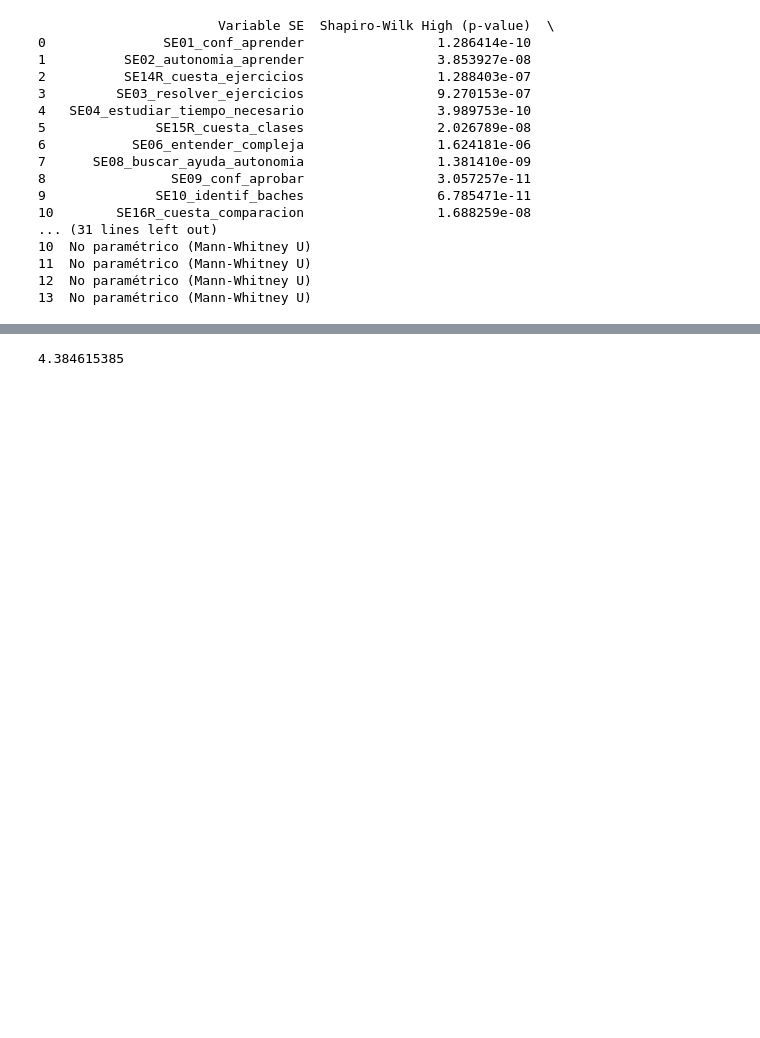
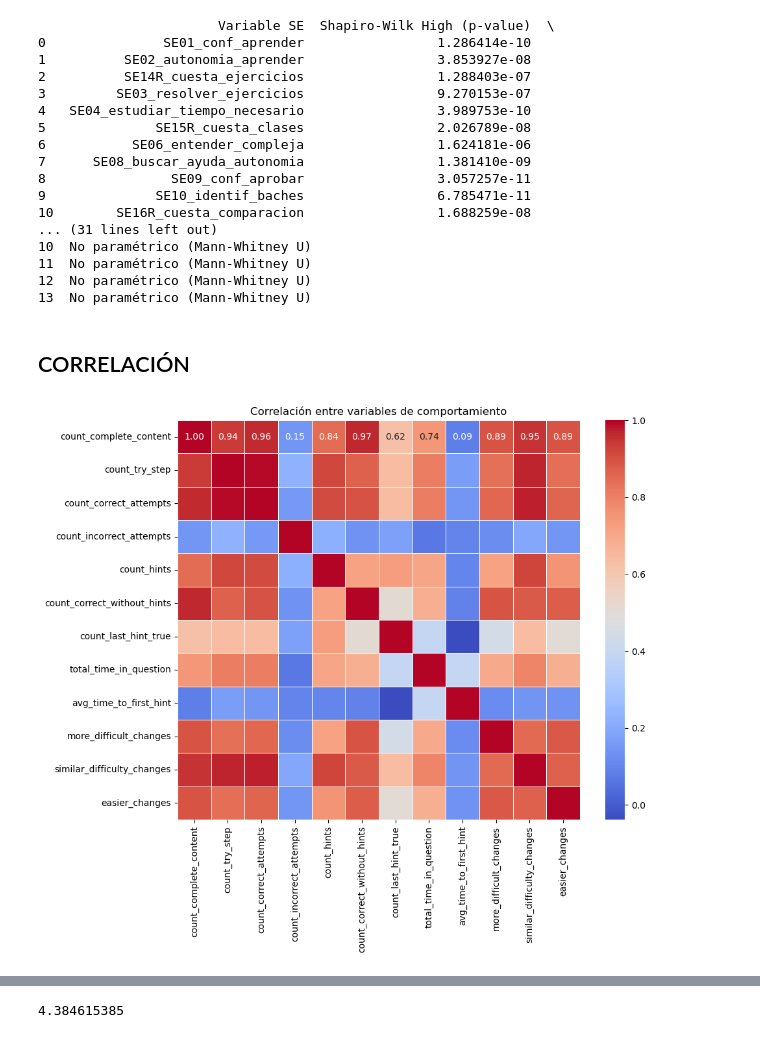
Before and after one commit to JoaquinSotomayor-Gomez/informeEstadistica, a Jupyter notebook: Analisis ordenado-Copy1.ipynb, the cells around one changed output, grey strips where cells are left out. Drawn from its saved outputs; the diff is of its cells as text; code cells hidden in the pictures; blank space fills up the shorter version.

```diff
--- a/Analisis ordenado-Copy1.ipynb
+++ b/Analisis ordenado-Copy1.ipynb
@@ -154,3 +183,31 @@ print(results_df)
 11  No paramétrico (Mann-Whitney U)
 12  No paramétrico (Mann-Whitney U)
 13  No paramétrico (Mann-Whitney U)
+# %% [markdown]
+## CORRELACIÓN
+# %%
+import pandas as pd
+import seaborn as sns
+import matplotlib.pyplot as plt
+
+# Definir las variables de comportamiento (predictoras)
+behavior_variables = [
+    'count_complete_content', 'count_try_step', 'count_correct_attempts',
+    'count_incorrect_attempts', 'count_hints', 'count_correct_without_hints',
+    'count_last_hint_true', 'total_time_in_question', 'avg_time_to_first_hint',
+    'more_difficult_changes', 'similar_difficulty_changes', 'easier_changes'
+]
+
+# Seleccionar solo las columnas de comportamiento del DataFrame
+behavior_df = df[behavior_variables]
+
+# Calcular la matriz de correlación
+correlation_matrix = behavior_df.corr()
+
+# Visualizar la matriz de correlación utilizando un mapa de calor
+plt.figure(figsize=(10, 8))
+sns.heatmap(correlation_matrix, annot=True, cmap='coolwarm', fmt=".2f", linewidths=0.5)
+plt.title("Correlación entre variables de comportamiento")
+plt.show()
+# %% [output]
+[figure, added]
```
Also changed, not shown: parts of 13 cells of this notebook.
